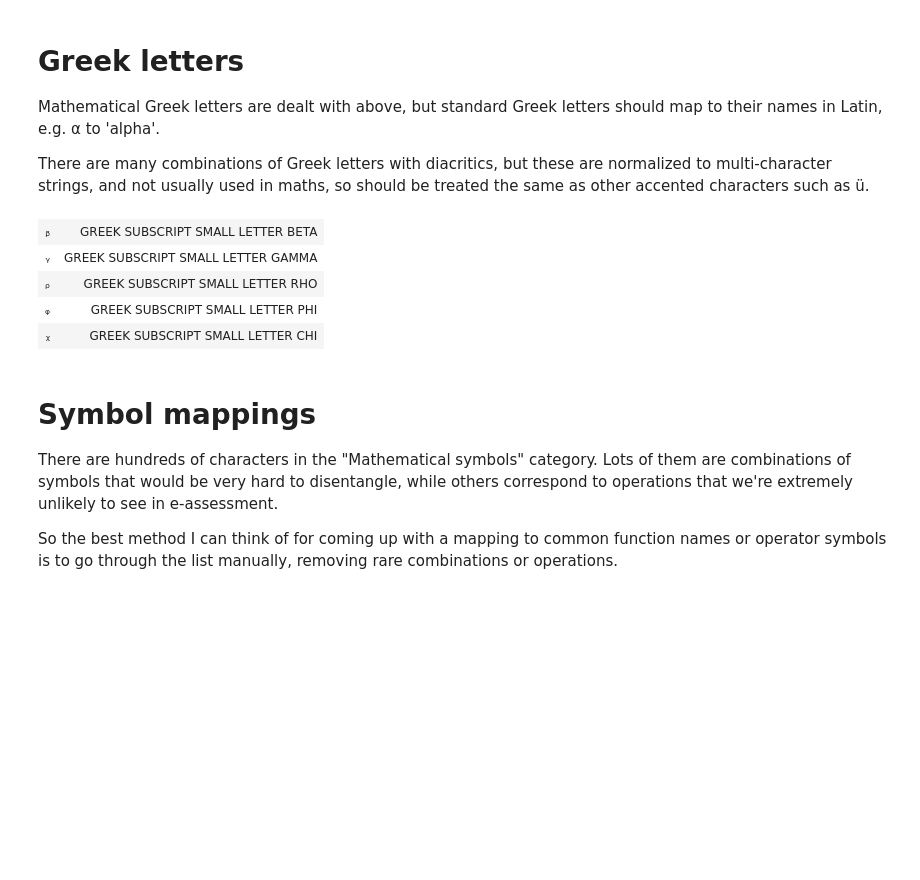
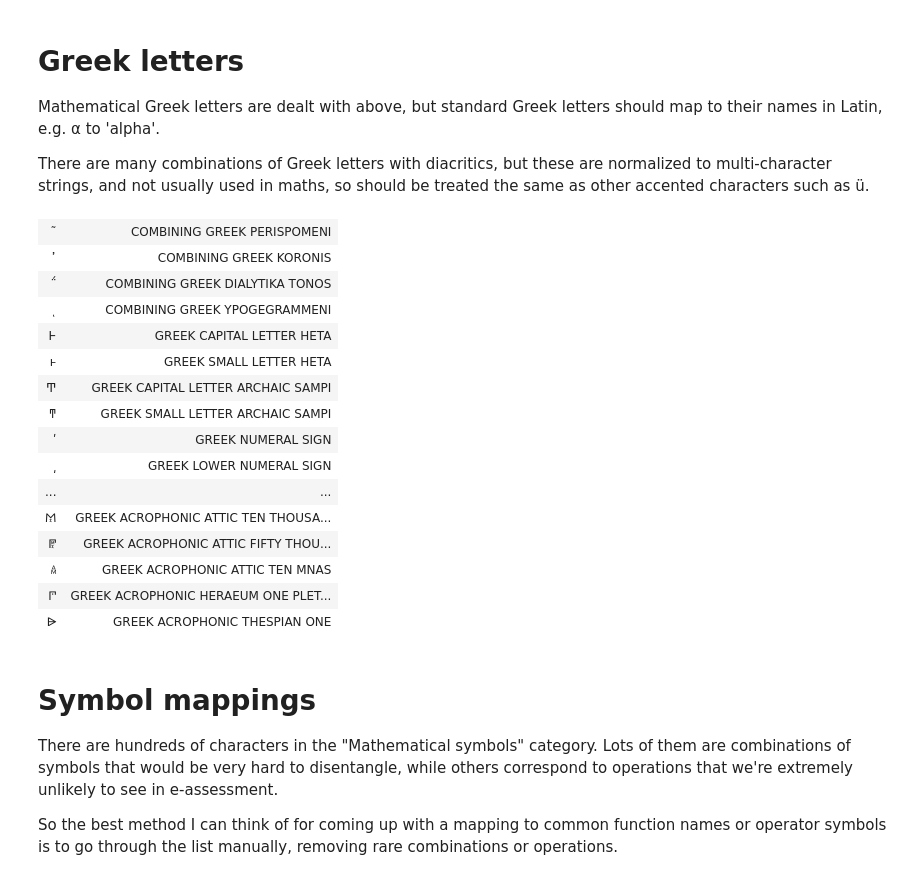
Before and after one commit to numbas/unicode-math-normalization, a Jupyter notebook: unicode-math-mapping.ipynb, the cells around one changed output. Cells and saved outputs as stored; diff of their text form; code cells hidden in the pictures; blank space fills up the shorter version.

```diff
--- a/unicode-math-mapping.ipynb
+++ b/unicode-math-mapping.ipynb
@@ -64,7 +64,7 @@ import re
 classes = set()
 rest = []
 
-mapping = {}
+letter_mapping = {}
 for c in math:
     name = unicodedata.name(c)
     if unicodedata.category(c)[0] != 'L':
@@ -75,22 +75,29 @@ for c in math:
     if m:
         words = m.group(1).split(' ')
         classes = classes.union(set(words))
-        mapping[c] = (n, words)
+        letter_mapping[c] = (n, words)
     elif m2:
         words = m2.group(1).split(' ') if m2.group(1) else []
         classes = classes.union(set(words))
-        mapping[c] = (n,words)
+        letter_mapping[c] = (n,words)
     else:
         rest.append(name)
 
 print(f'Unclassified letters: ', rest)
 
+with open('other-letters.tsv') as f:
+    lines = [l.split('\t') for l in f.read().strip().split('\n')]
+    for line in lines:
+        annotations = [w for w in line[7].split(' ') if w] if len(line)>=8 else []
+        classes = classes.union(set(annotations))
+        letter_mapping[line[1]] = [line[6], annotations]
+
 print('Annotation words:')
-for cc in classes:
+for cc in sorted(classes):
     print(cc)
 
 with open(output_dir / 'letters.json', 'w') as f:
-    json.dump(mapping, f, indent=4)
+    json.dump(letter_mapping, f, indent=4)
 # %% [output]
 Unclassified letters:  []
 Annotation words:
@@ -115,19 +128,29 @@ There are many combinations of Greek letters with diacritics, but these are norm
 # %%
 greek = [c for c in all_unicode if 'GREEK' in unicodedata.name(c)]
 
 normalized_greek = sorted(set(unicodedata.normalize('NFKD',c)[0] for c in greek), key=lambda c: unicodedata.name(c))
 
 @table
 def greek_things():
     for c in greek:
-        if 'SUBSCRIPT' in unicodedata.name(c):
-            yield [c, unicodedata.name(c)]
+        yield [c, unicodedata.name(c)]
 # %% [output]
-| ᵦ | GREEK SUBSCRIPT SMALL LETTER BETA |
-| ᵧ | GREEK SUBSCRIPT SMALL LETTER GAMMA |
-| ᵨ | GREEK SUBSCRIPT SMALL LETTER RHO |
-| ᵩ | GREEK SUBSCRIPT SMALL LETTER PHI |
-| ᵪ | GREEK SUBSCRIPT SMALL LETTER CHI |
+| ͂ | COMBINING GREEK PERISPOMENI |
+| ̓ | COMBINING GREEK KORONIS |
+| ̈́ | COMBINING GREEK DIALYTIKA TONOS |
+| ͅ | COMBINING GREEK YPOGEGRAMMENI |
+| Ͱ | GREEK CAPITAL LETTER HETA |
+| ͱ | GREEK SMALL LETTER HETA |
+| Ͳ | GREEK CAPITAL LETTER ARCHAIC SAMPI |
+| ͳ | GREEK SMALL LETTER ARCHAIC SAMPI |
+| ʹ | GREEK NUMERAL SIGN |
+| ͵ | GREEK LOWER NUMERAL SIGN |
+| ... | ... |
+| 𐅕 | GREEK ACROPHONIC ATTIC TEN THOUSA... |
+| 𐅖 | GREEK ACROPHONIC ATTIC FIFTY THOU... |
+| 𐅗 | GREEK ACROPHONIC ATTIC TEN MNAS |
+| 𐅘 | GREEK ACROPHONIC HERAEUM ONE PLET... |
+| 𐅙 | GREEK ACROPHONIC THESPIAN ONE |
 # %%
 with open('greek.tsv') as f:
     lines = [l.split('\t') for l in f.read().strip().split('\n')]
```
Also changed, not shown: parts of 11 cells of this notebook, 7 other files.
